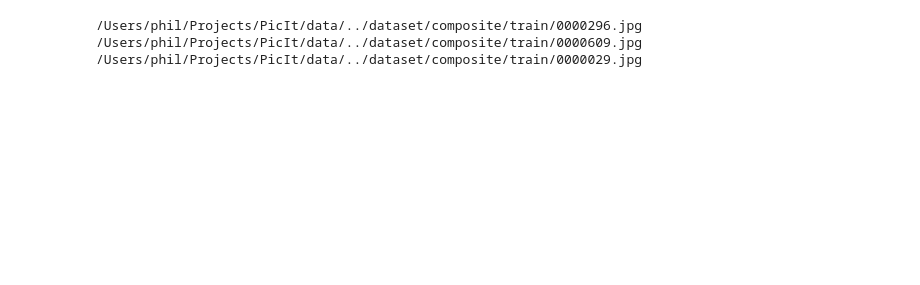
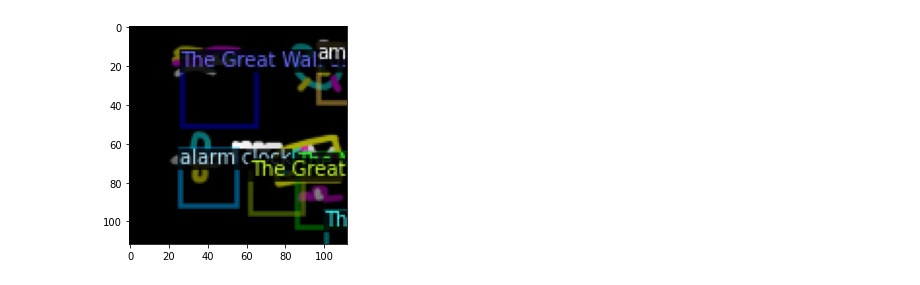
Before and after one commit to philhchen/PicIt, a Jupyter notebook: train_detectron.ipynb, the cells around one changed output. Cells and saved outputs as stored; diff of their text form; code cells hidden in the pictures; blank space fills up the shorter version.

Commit message:
Train detectron

```diff
--- a/train_detectron.ipynb
+++ b/train_detectron.ipynb
@@ -17,18 +17,24 @@ def get_dataset(mode):
 for d in ["train", "val", "test"]:
     DatasetCatalog.register("composite_" + d, lambda d=d: get_dataset(d))
     MetadataCatalog.get("composite_" + d).set(thing_classes=classes)
+composite_metadata = MetadataCatalog.get("composite_train")
 
 %load_ext autoreload
 %autoreload 2
 # %%
 import random
+import cv2
+from detectron2.utils.visualizer import Visualizer
+import matplotlib.pyplot as plt
+
 dataset_dicts = DatasetCatalog.get("composite_train")
 for d in random.sample(dataset_dicts, 3):
-    print(d["file_name"])
+    img = cv2.imread(d["file_name"])
+    visualizer = Visualizer(img[:, :, ::-1], metadata=composite_metadata, scale=0.5)
+    vis = visualizer.draw_dataset_dict(d)
+    plt.imshow(vis.get_image()[:, :, ::-1])
 # %% [output]
-/Users/phil/Projects/PicIt/data/../dataset/composite/train/0000296.jpg
-/Users/phil/Projects/PicIt/data/../dataset/composite/train/0000609.jpg
-/Users/phil/Projects/PicIt/data/../dataset/composite/train/0000029.jpg
+[figure, added]
 # %%
 from detectron2.config import get_cfg
 from detectron2 import model_zoo
```
Also changed, not shown: parts of 1 cell of this notebook.
